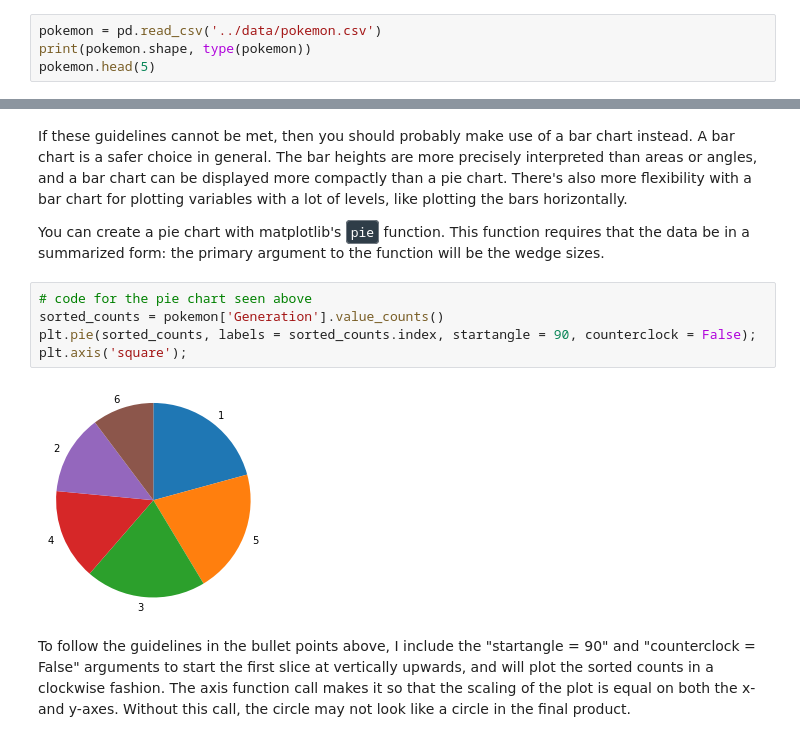
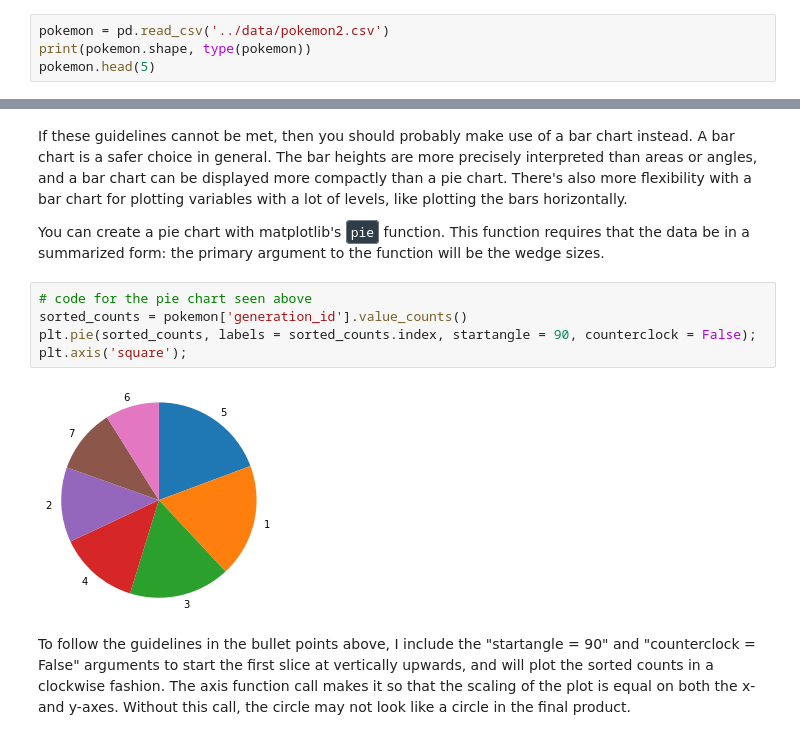
Before and after one commit to monaen/FDHS-2022Spring, a Jupyter notebook: projects/Matplotlib and Seaborn.ipynb, the cells around one changed output, grey strips where cells are left out. Cells and saved outputs as stored; diff of their text form.

```diff
--- a/projects/Matplotlib and Seaborn.ipynb
+++ b/projects/Matplotlib and Seaborn.ipynb
@@ -23,7 +23,7 @@ import seaborn as sb
 # magic command: allow plots to be rendered directly inside the notebook
 %matplotlib inline
 # %%
-pokemon = pd.read_csv('../data/pokemon.csv')
+pokemon = pd.read_csv('../data/pokemon2.csv')
 print(pokemon.shape, type(pokemon))
 pokemon.head(5)
 # %% [output]
@@ -144,11 +144,11 @@ If these guidelines cannot be met, then you should probably make use of a bar ch
 You can create a pie chart with matplotlib's <code style="color:#fff;background-color:#2f3d48;border-radius: 4px;border: 1px solid #737b83;padding: 2px 4px">pie</code> function. This function requires that the data be in a summarized form: the primary argument to the function will be the wedge sizes.
 # %%
 # code for the pie chart seen above
-sorted_counts = pokemon['Generation'].value_counts()
+sorted_counts = pokemon['generation_id'].value_counts()
 plt.pie(sorted_counts, labels = sorted_counts.index, startangle = 90, counterclock = False);
 plt.axis('square');
 # %% [output]
-[figure, old version]
+[figure, new version]
 # %% [markdown]
 To follow the guidelines in the bullet points above, I include the "startangle = 90" and "counterclock = False" arguments to start the first slice at vertically upwards, and will plot the sorted counts in a clockwise fashion. The axis function call makes it so that the scaling of the plot is equal on both the x- and y-axes. Without this call, the circle may not look like a circle in the final product.
 # %% [markdown]
```
Also changed, not shown: parts of 64 cells of this notebook.
